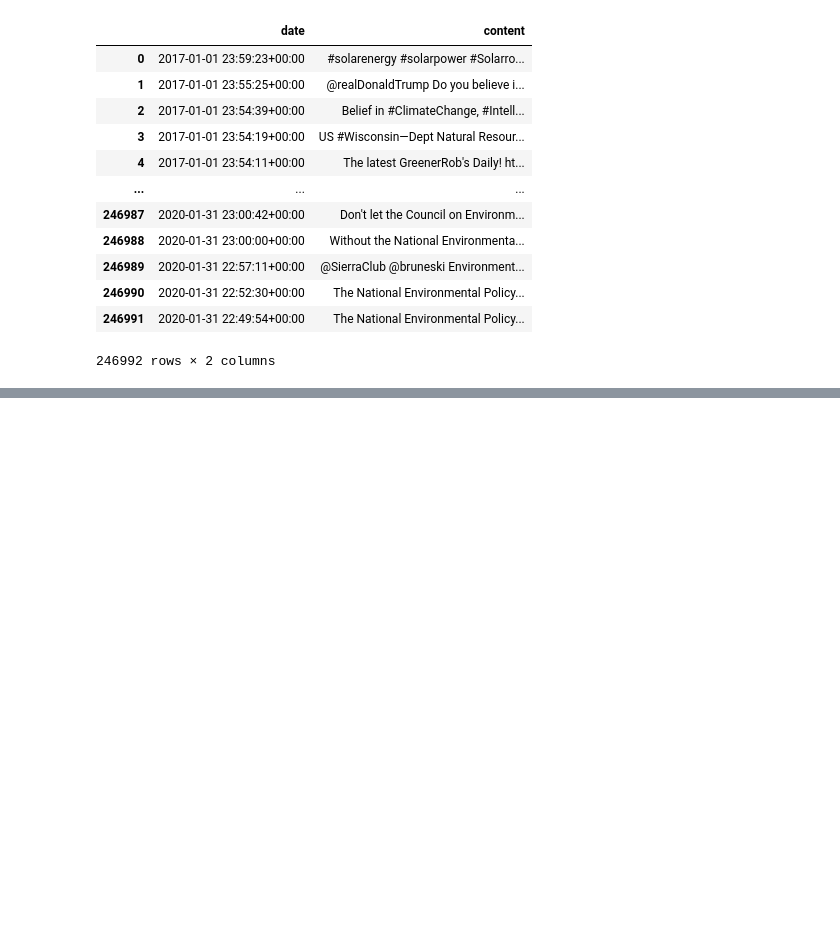
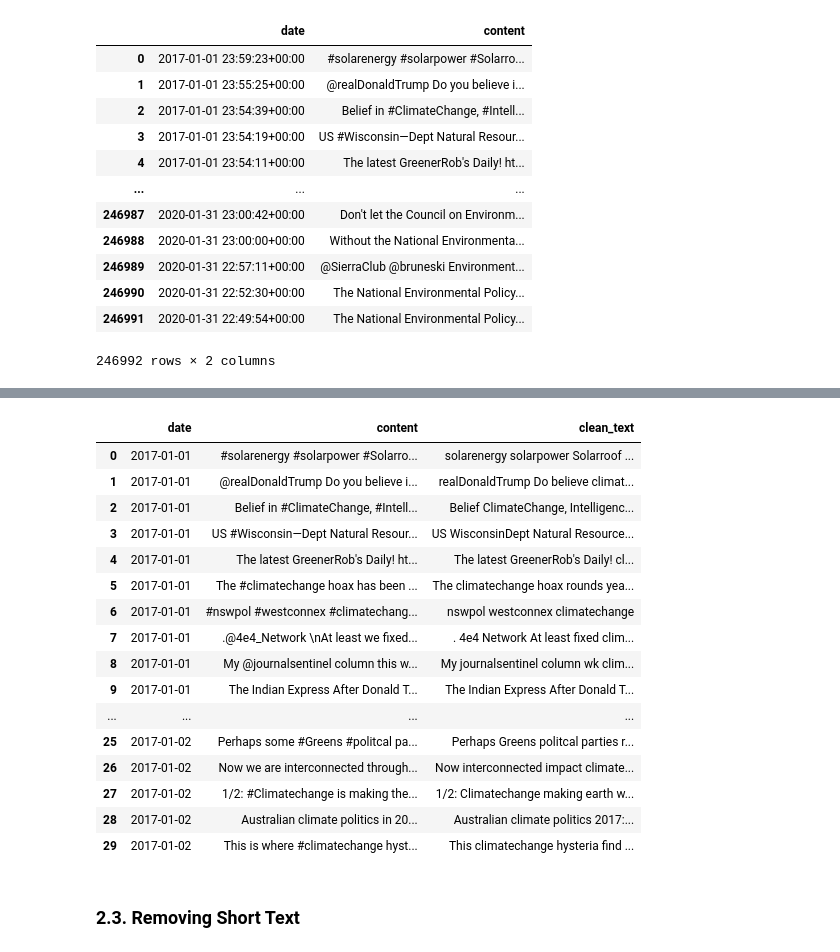
Before and after one commit to Eco-Emotions/climate-change-discourse, a Jupyter notebook: data_Preprocessing_twitter.ipynb, the cells around one changed output, grey strips where cells are left out. Drawn from its saved outputs; the diff is of its cells as text; code cells hidden in the pictures; blank space fills up the shorter version.

```diff
--- a/data_Preprocessing_twitter.ipynb
+++ b/data_Preprocessing_twitter.ipynb
@@ -2,5 +6,5 @@
 import numpy as np
 import pandas as pd
 # %%
-tweets_df  = pd.read_csv('C:/Users/dengd/Documents/GitHub/Final_project/climate_tweets.csv')
+tweets = pd.read_csv('data/data_collection_tweets.csv')
 # %%
@@ -22,29 +56,20 @@ tweets_df
 # %%
-import re
-
+# define a function to preprocess text
 def clean_text(text):
-
     # Remove all URLs
-    text = re.sub(r'http\S+', '', text)
-    # Remove all mentions
-    text = re.sub(r'@\w+', '', text)
-    # Remove all hashtags
-    text = re.sub(r'#\w+', '', text)
-    # Remove all punctuation and special characters
-    text = re.sub(r'[^\w\s]', '', text)
-    # Remove all digits
-    text = re.sub(r'\d+', '', text)
-    # Remove all sentences that start with ">"
-    text = re.sub(r'^>', '', text, flags=re.M)
+    text = re.sub(r'http\S+', ' ', text)
+    text = re.sub(r'https\S+', ' ', text)
+    # Remove all '@' and '#'
+    text = re.sub(r'[@#]', ' ', text)
     # Remove all emojis
     text = text.encode('ascii', 'ignore').decode('ascii')
+    # Remove all non-Unicode characters
+    #text = re.sub(r'[^\p{L}\s]', ' ', text)
+    # Replace all underscores with spaces
+    text = text.replace('_', ' ')
     # Remove all extra whitespaces
-    text = re.sub(r'\s+', ' ', text).strip()
+    text = re.sub(r'\s{2,}', ' ', text).strip()
+    # Remove all stop words
+    stop_words = set(stopwords.words('english'))
+    text = ' '.join([word for word in text.split(' ') if word not in stop_words])
     return text
-
-
-# Replace missing values with an empty string
-tweets_df ['content'] = tweets_df ['content'].fillna("")
-
-# Apply preprocess_text function to the DataFrame
-tweets_df ['Cleaned_Text'] = tweets_df ['content'].apply(clean_text)
@@ -148,0 +76,6 @@ See the caveats in the documentation: https://pandas.pydata.org/pandas-docs/stab
+# %%
+# apply the function to preprocess text
+tweets['clean_text'] = tweets.content.apply(clean_text)
+# %%
+# remove duplicate based on clean_text
+tweets.drop_duplicates(subset=['clean_text'], keep='first', inplace=True)
@@ -148,0 +95,22 @@ See the caveats in the documentation: https://pandas.pydata.org/pandas-docs/stab
+# %%
+tweets.head(30)
+# %% [output]
+|  | date | content | clean_text |
+| 0 | 2017-01-01 | #solarenergy #solarpower #Solarro... | solarenergy solarpower Solarroof ... |
+| 1 | 2017-01-01 | @realDonaldTrump Do you believe i... | realDonaldTrump Do believe climat... |
+| 2 | 2017-01-01 | Belief in #ClimateChange, #Intell... | Belief ClimateChange, Intelligenc... |
+| 3 | 2017-01-01 | US #Wisconsin—Dept Natural Resour... | US WisconsinDept Natural Resource... |
+| 4 | 2017-01-01 | The latest GreenerRob's Daily! ht... | The latest GreenerRob's Daily! cl... |
+| 5 | 2017-01-01 | The #climatechange hoax has been ... | The climatechange hoax rounds yea... |
+| 6 | 2017-01-01 | #nswpol #westconnex #climatechang... | nswpol westconnex climatechange |
+| 7 | 2017-01-01 | .@4e4_Network \nAt least we fixed... | . 4e4 Network At least fixed clim... |
+| 8 | 2017-01-01 | My @journalsentinel column this w... | My journalsentinel column wk clim... |
+| 9 | 2017-01-01 | The Indian Express After Donald T... | The Indian Express After Donald T... |
+| ... | ... | ... | ... |
+| 25 | 2017-01-02 | Perhaps some #Greens #politcal pa... | Perhaps Greens politcal parties r... |
+| 26 | 2017-01-02 | Now we are interconnected through... | Now interconnected impact climate... |
+| 27 | 2017-01-02 | 1/2: #Climatechange is making the... | 1/2: Climatechange making earth w... |
+| 28 | 2017-01-02 | Australian climate politics in 20... | Australian climate politics 2017:... |
+| 29 | 2017-01-02 | This is where #climatechange hyst... | This climatechange hysteria find ... |
+# %% [markdown]
+### 2.3. Removing Short Text
```
Also changed, not shown: parts of 23 cells of this notebook.
